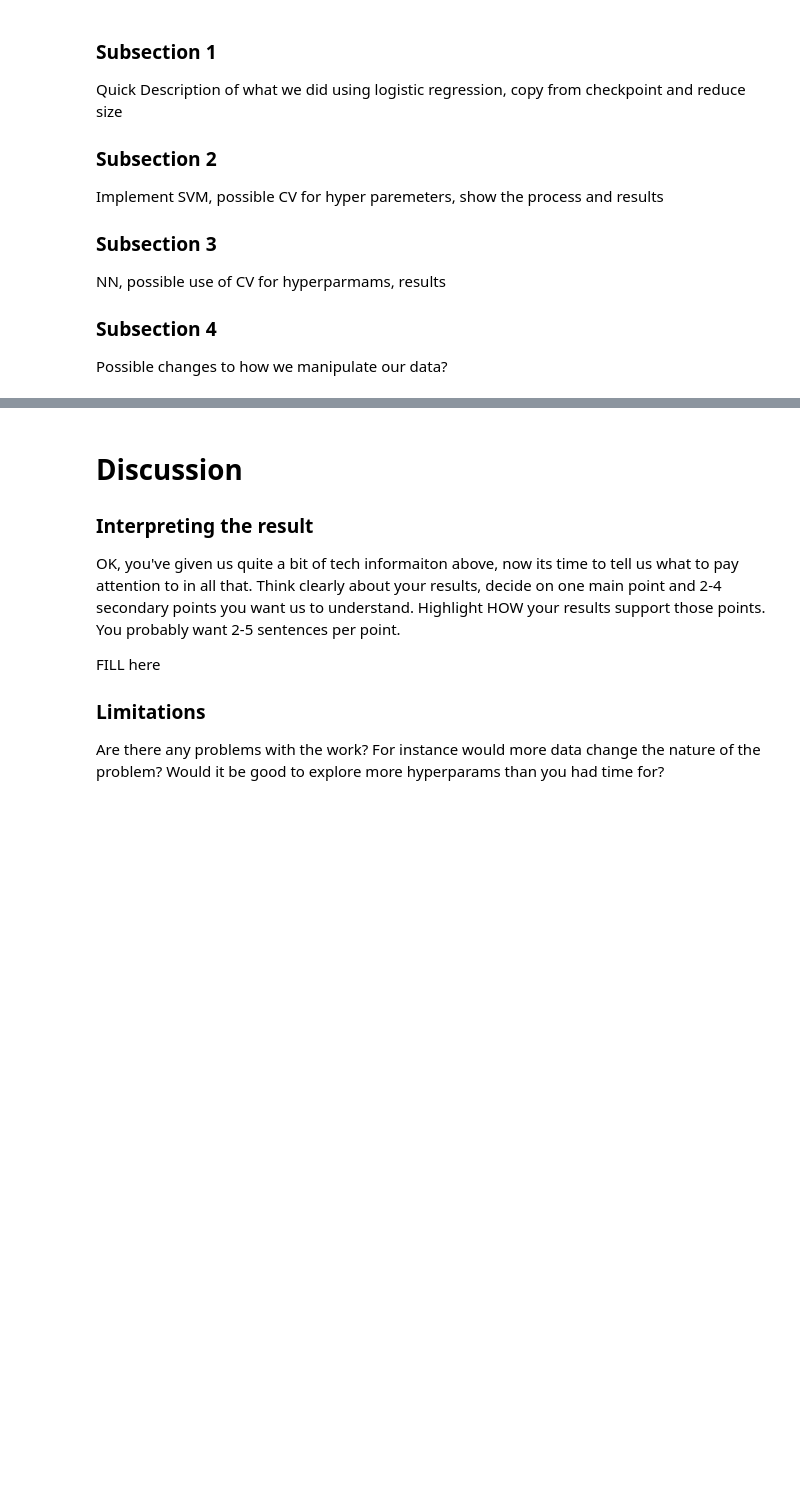
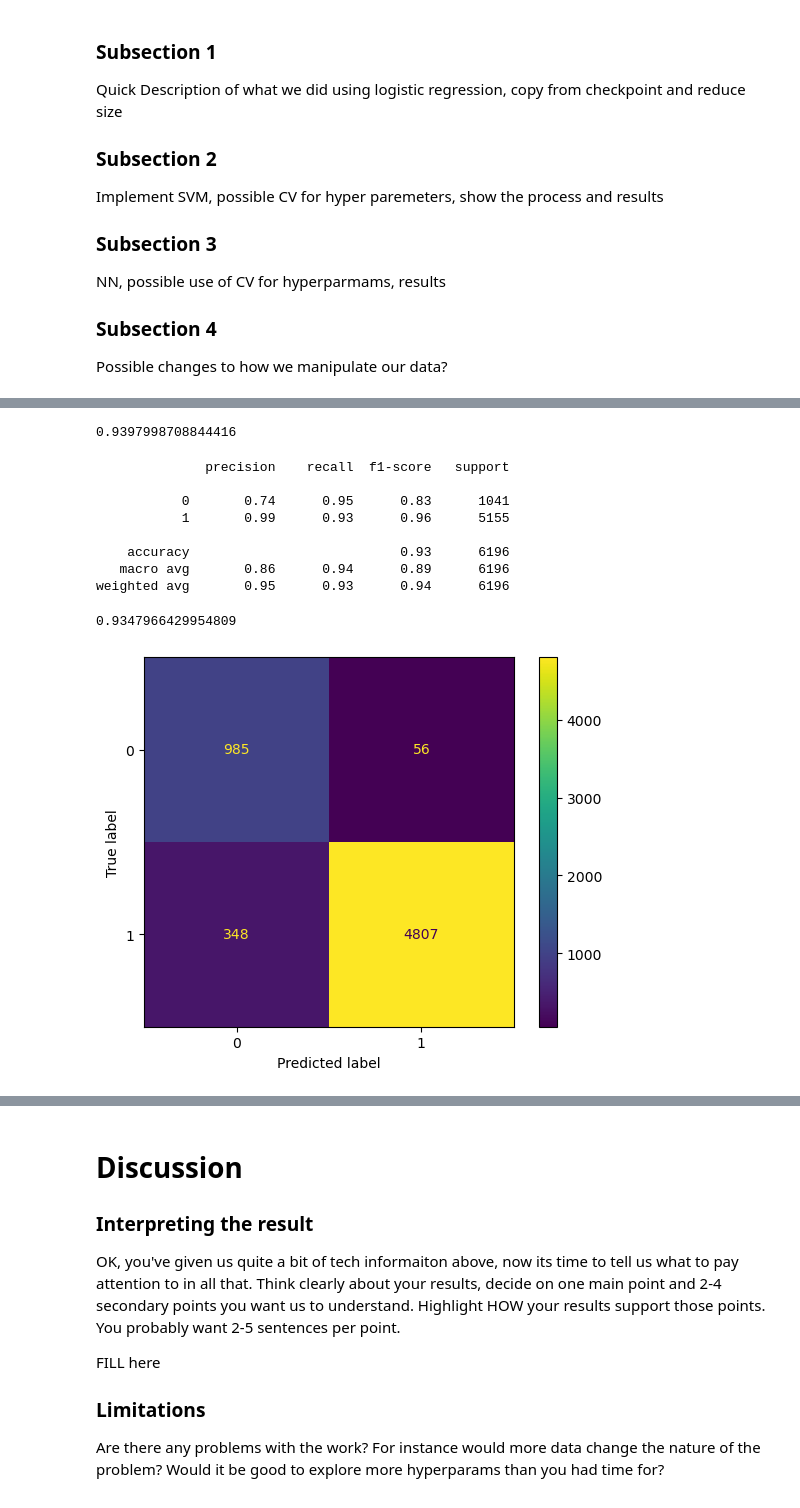
Before and after one commit to COGS118A/Group021-SP23, a Jupyter notebook: FinalProject_Group021-SP23.ipynb, the cells around one changed output, grey strips where cells are left out. Drawn from its saved outputs; the diff is of its cells as text; code cells hidden in the pictures; blank space fills up the shorter version.

```diff
--- a/FinalProject_Group021-SP23.ipynb
+++ b/FinalProject_Group021-SP23.ipynb
@@ -266,0 +415,44 @@ Possible changes to how we manipulate our data?
+# %%
+y_pred = xgb_model.predict(x_test)
+
+accuracy_score(y_test, y_pred)
+# %% [output]
+0.9397998708844416
+# %%
+import xgboost as xgb
+xgb_model=xgb.XGBClassifier(
+        learning_rate=0.1,
+        max_depth=7,
+        n_estimators=80,
+        use_label_encoder=False,
+        eval_metric='map' )
+
+
+X_vectorize, X_tfidf = TFIDF_Vectorize_single(X)
+
+x_train, x_test, y_train, y_test = train_test_split(X_tfidf, Y, random_state=42)
+
+xgb_model_vectorizer = xgb_model.fit(x_train, y_train)
+
+xgb_predictions_vectorizer=xgb_model_vectorizer.predict(x_test)
+
+cm = confusion_matrix(y_test,xgb_predictions_vectorizer)
+disp = ConfusionMatrixDisplay(confusion_matrix=cm, display_labels=logreg.classes_)
+disp.plot()
+
+print (classification_report(y_test, xgb_predictions_vectorizer))
+
+y_pred = xgb_model.predict(x_test)
+
+accuracy_score(y_test, y_pred)
+# %% [output]
+              precision    recall  f1-score   support
+
+           0       0.74      0.95      0.83      1041
+           1       0.99      0.93      0.96      5155
+
+    accuracy                           0.93      6196
+   macro avg       0.86      0.94      0.89      6196
+weighted avg       0.95      0.93      0.94      6196
+0.9347966429954809
+[figure, added]
```
Also changed, not shown: parts of 19 cells of this notebook.
